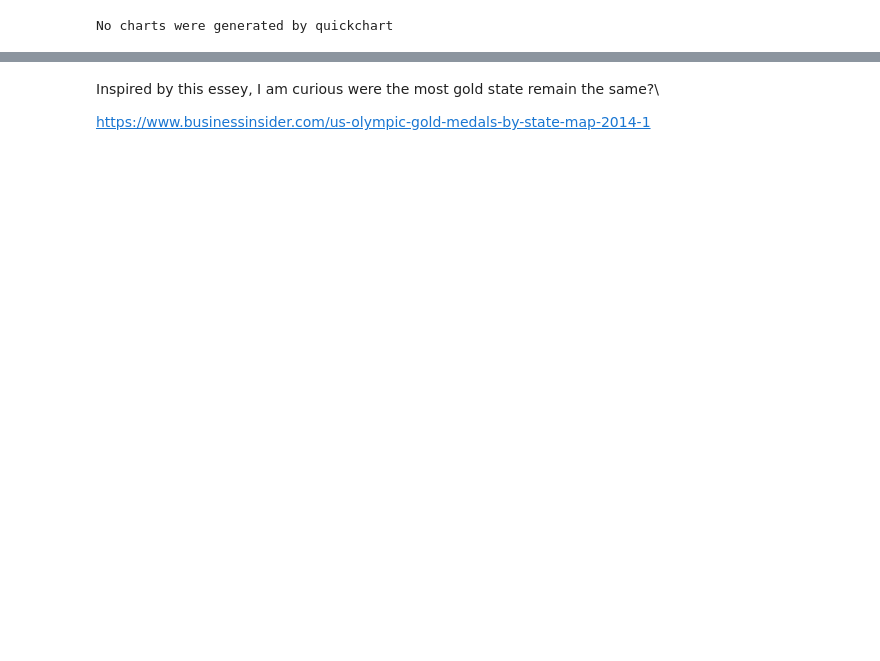
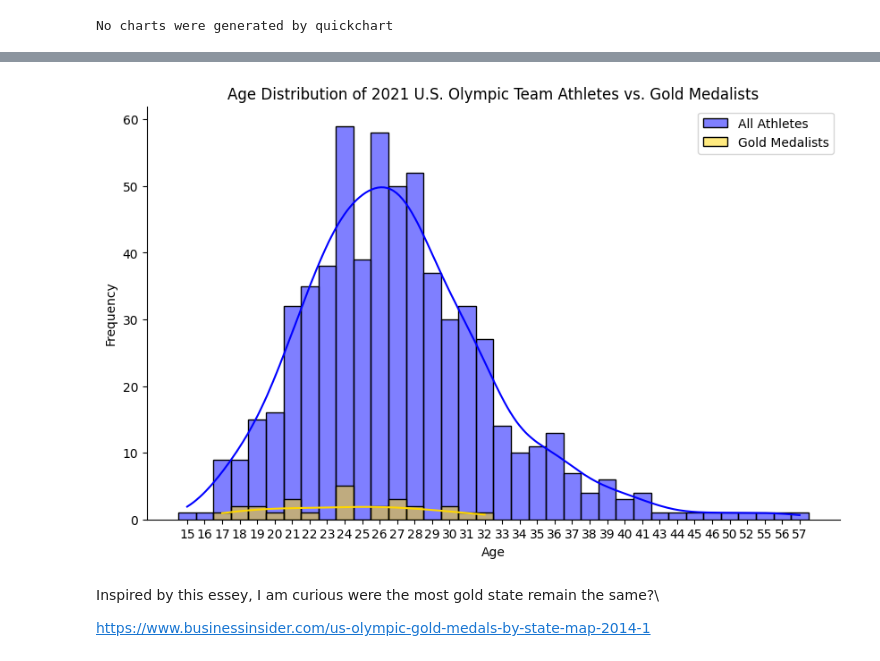
Before and after one commit to nancy-shih/Olympic, a Jupyter notebook: Olympics.ipynb, the cells around one changed output, grey strips where cells are left out. Cells and saved outputs as stored; diff of their text form; code cells hidden in the pictures; blank space fills up the shorter version.

```diff
--- a/Olympics.ipynb
+++ b/Olympics.ipynb
@@ -580,6 +580,33 @@ See the caveats in the documentation: https://pandas.pydata.org/pandas-docs/stab
 | 268 | Amber English | Colorado Springs, Colo. | Colorado Springs, Colo. | 31 | Gold | Shooting | Women's skeet | CO |
 | 270 | Vincent Hancock | Eatonton, Ga. | Port Charlotte, Fla. | 32 | Gold | Shooting | Men's skeet | GA |
 | 279 | Will Shaner | Colorado Springs, Colo. | Colorado Springs, Colo. | 20 | Gold | Shooting | Men's 10 m air rifle | CO |
+# %%
+# Sort ages for all athletes in df_2021
+sorted_age_all = df_2021['Age'].sort_values()
+
+# Sort ages for gold medalists in merged_df
+sorted_age_gold = merged_df[merged_df['Medal'] == 'Gold']['Age'].sort_values()
+
+# Plotting the age distribution of all athletes in df_2021
+plt.figure(figsize=(10, 6))
+sns.histplot(sorted_age_all, bins=20, kde=True, color='blue', alpha=0.5, label='All Athletes')
+
+# Plotting the age distribution of gold medalists in merged_df
+sns.histplot(sorted_age_gold, bins=20, kde=True, color='gold', alpha=0.5, label='Gold Medalists')
+
+# Adding plot labels and legend
+plt.title('Age Distribution of 2021 U.S. Olympic Team Athletes vs. Gold Medalists')
+plt.xlabel('Age')
+plt.ylabel('Frequency')
+plt.legend()
+
+# Removing top and right spines
+plt.gca().spines[['top', 'right']].set_visible(False)
+
+# Display the plot
+plt.show()
+# %% [output]
+[figure, added]
 # %% [markdown]
 Inspired by this essey, I am curious were the most gold state remain the same?\
 
```
Also changed, not shown: parts of 1 cell of this notebook.
